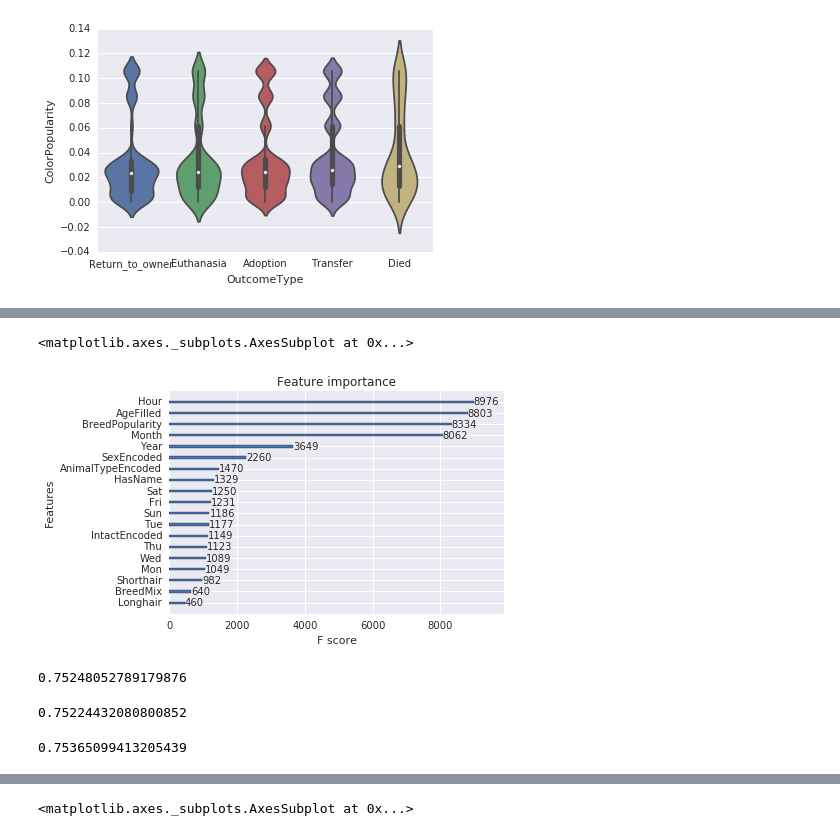
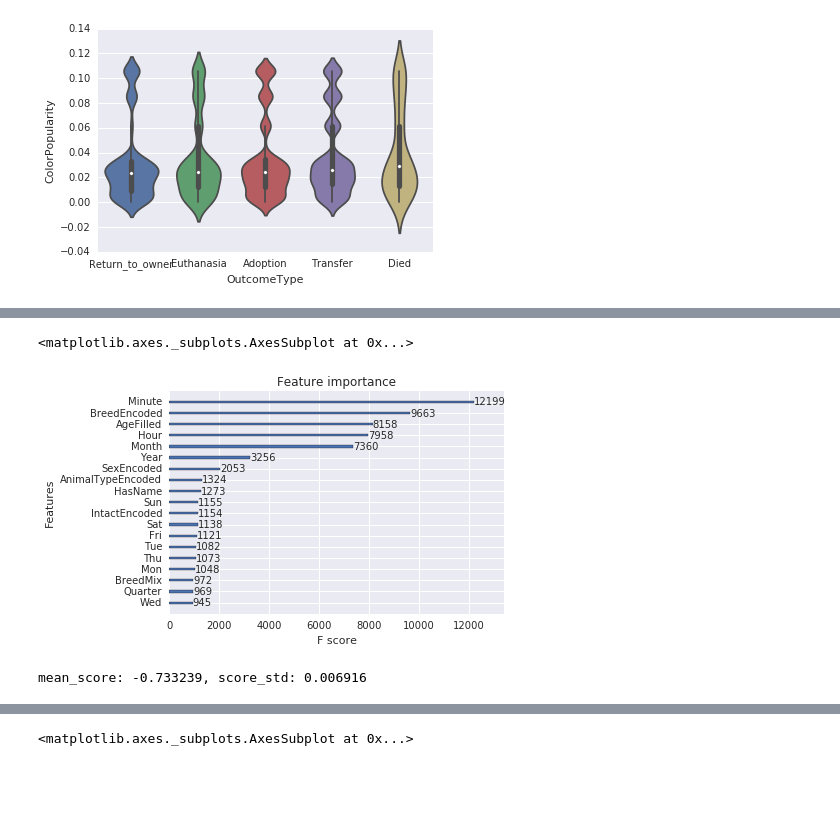
Before and after one commit to sdukshis/Kaggle-Shelter-Animal-Outcomes, a Jupyter notebook: Shelter Animal Outcomes.ipynb, the cells around one changed output, grey strips where cells are left out. Drawn from its saved outputs; the diff is of its cells as text; code cells hidden in the pictures; blank space fills up the shorter version.

```diff
--- a/Shelter Animal Outcomes.ipynb
+++ b/Shelter Animal Outcomes.ipynb
@@ -276,3 +282,7 @@ sns.violinplot(x='OutcomeType', y='ColorPopularity', data=train)
 # %% [output]
 <matplotlib.axes._subplots.AxesSubplot at 0x...>
 [figure]
+# %%
+name_dist = train.append(test)['Name'].value_counts(normalize=True)
+for dataset in (train, test):
+    dataset['NamePopularity'] = dataset['Name'].map(lambda n: np.nan if pd.isnull(n) else name_dist[n])
@@ -283,15 +313,25 @@ sex_encoder = LabelEncoder().fit(train['Sex'])
 intact_encoder = LabelEncoder().fit(train['Intact'])
 animaltype_encoder = LabelEncoder().fit(train['AnimalType'])
 outcometype_encoder = LabelEncoder().fit(train['OutcomeType'])
+outcomesubtype_encoder = LabelEncoder().fit(train['OutcomeSubtype'])
+breed_encoder = LabelEncoder().fit(train.append(test)['Breed'])
+color_encoder = LabelEncoder().fit(train.append(test)['Color'])
 age_median = train['Age'].median()
 
 train['OutcomeTypeEncoded'] = outcometype_encoder.transform(train['OutcomeType'])
+train['OutcomeSubtypeEncoded'] = outcomesubtype_encoder.transform(train['OutcomeSubtype'])
 
 for dataset in (train, test):
     dataset['SexEncoded'] = sex_encoder.transform(dataset['Sex'])
     dataset['IntactEncoded'] = intact_encoder.transform(dataset['Intact'])
     dataset['AnimalTypeEncoded'] = animaltype_encoder.transform(dataset['AnimalType'])
+    dataset['BreedEncoded'] = breed_encoder.transform(dataset['Breed'])
+    dataset['ColorEncoded'] = color_encoder.transform(dataset['Color'])
     dataset['AgeFilled'] = dataset['Age'].fillna(age_median)
+
+outcomesubtype_columns = ['OutcomeSubtype_{}'.format(subtype) for subtype in outcomesubtype_encoder.classes_]
+for column_name, subtype in zip(outcomesubtype_columns, outcomesubtype_encoder.classes_):
+    train[column_name] = (train['OutcomeSubtype'] == subtype).astype(int)
 # %%
 features = [
     'AgeFilled',
@@ -301,14 +341,22 @@ features = [
     'HasName',
     'Year',
     'Month',
-#     'Quarter',
+    'Quarter',
     'Hour',
+    'Minute',
     'BreedMix',
-    'BreedPopularity',
-    'Longhair',
-    'Shorthair',
+#     'BreedPopularity',
+#     'Longhair',
+#     'Shorthair',
 #     'ColorPopularity',
     *daysofweek,
+#     *outcomesubtype_columns,
+#     'OutcomeSubtypeEncoded',
+    'BreedEncoded',
+#     'ColorEncoded',
+#     'NamePopularity',
+#     'NameLength',
+#     'SimpleColor',
 ]
 
 target = 'OutcomeTypeEncoded'
@@ -330,8 +378,10 @@ from xgboost import XGBClassifier
 param_grid = {
     'n_estimators': np.arange(50, 120, 10),
     'max_depth': np.arange(4, 12),
+    'subsample': np.linspace(0.7, 1.0, 10),
+    'colsample_bytree': np.linspace(0.7, 1.0, 10),
 }
 
-grid_search = GridSearchCV(XGBClassifier(**params), param_grid, cv=10, scoring='log_loss')
+grid_search = RandomizedSearchCV(XGBClassifier(**params), param_grid, cv=3, scoring='log_loss', verbose=True, n_iter=100)
 
 %time grid_search.fit(X, y).best_score_
@@ -340,13 +403,13 @@ grid_search.best_params_
 # %%
 from xgboost import plot_importance
 
 params1 = params.copy()
 params1.update(grid_search.best_params_)
 xgb = XGBClassifier(**params1).fit(X, y)
-plot_importance(grid_search.best_estimator_)
+plot_importance(xgb)
 # %% [output]
 <matplotlib.axes._subplots.AxesSubplot at 0x...>
-[figure, old version]
+[figure, new version]
 # %%
 from sklearn.cross_validation import train_test_split
 
@@ -354,23 +417,11 @@ X_train, X_test, y_train, y_test = train_test_split(X, y, test_size=0.1, random_
-# %%
-from sklearn.metrics import log_loss
-
-params1 = params.copy()
-params1.update(grid_search.best_params_)
-xgb1 = XGBClassifier(**params1).fit(X_train, y_train)
-log_loss(y_test, xgb1.predict_proba(X_test))
-# %% [output]
-0.75248052789179876
-# %%
-params2 = params.copy()
-params2['colsample_bytree'] = 0.65
-xgb2 = XGBClassifier(**params2).fit(X_train, y_train)
-log_loss(y_test, xgb2.predict_proba(X_test))
-# %% [output]
-0.75224432080800852
-# %%
-params3 = params.copy()
-params3['colsample_bytree'] = 0.75
-xgb3 = XGBClassifier(**params3).fit(X_train, y_train)
-log_loss(y_test, xgb3.predict_proba(X_test))
-# %% [output]
-0.75365099413205439
+# %%
+from sklearn.cross_validation import cross_val_score
+from sklearn.metrics import log_loss
+from sklearn.preprocessing import label_binarize
+
+params1 = params.copy()
+params1.update(grid_search.best_params_)
+scores1 = cross_val_score(XGBClassifier(**params1), X, y, cv=5, scoring='log_loss')
+print("mean_score: {:0.6f}, score_std: {:0.6f}".format(scores1.mean(), scores1.std()))
+# %% [output]
+mean_score: -0.733239, score_std: 0.006916
```
Also changed, not shown: parts of 31 cells of this notebook.
